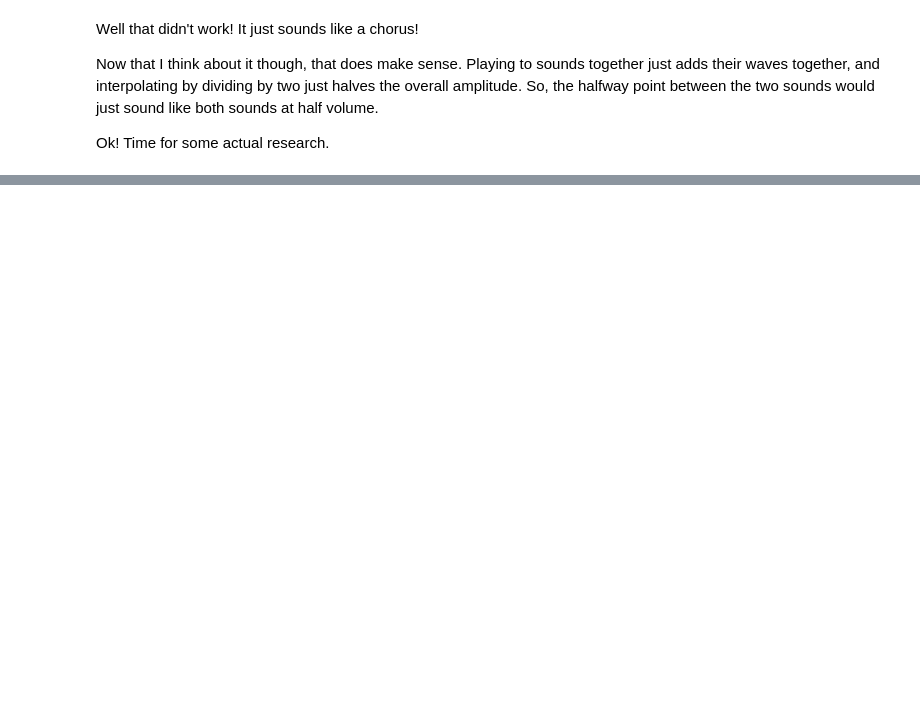
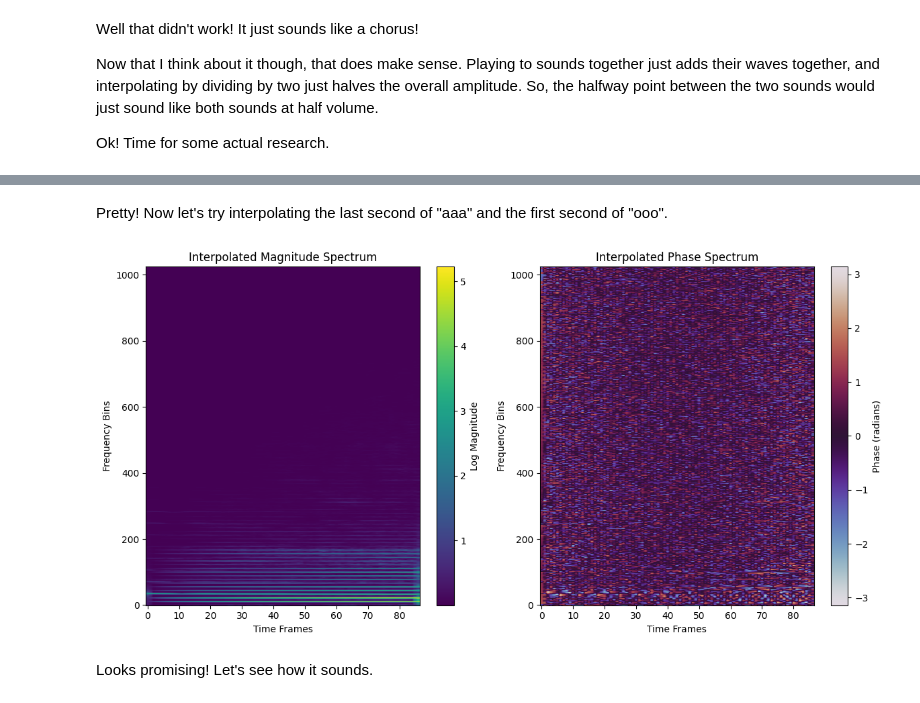
Before and after one commit to daniel-feldhaus/sound-and-music-portfolio, a Jupyter notebook: notes/mouth-sim-idea-notes/final-project-idea-mouth-sim.ipynb, the cells around one changed output, grey strips where cells are left out. Saved outputs shown, nothing was run; the diff lists cells and outputs as text; code cells hidden in the pictures; blank space fills up the shorter version.

```diff
--- a/notes/mouth-sim-idea-notes/final-project-idea-mouth-sim.ipynb
+++ b/notes/mouth-sim-idea-notes/final-project-idea-mouth-sim.ipynb
@@ -164,0 +241,69 @@ Ok! Time for some actual research.
+# %% [markdown]
+Pretty! Now let's try interpolating the last second of "aaa" and the first second of "ooo".
+# %%
+import librosa
+import numpy as np
+import matplotlib.pyplot as plt
+
+# Reload the audio files to ensure all variables are defined
+file1 = "flute.wav"
+file2 = "violin.wav"
+
+y1, sr1 = librosa.load(file1, sr=None)
+y2, sr2 = librosa.load(file2, sr=None)
+
+# Define the duration for the transition in seconds
+transition_duration = 1.0  # in seconds
+
+# Calculate the number of samples corresponding to the transition duration
+transition_samples = int(transition_duration * sr1)
+
+# Extract the last 1 second from "aaa.wav" and the first 1 second from "ooo.wav"
+y1_tail = y1[-transition_samples:]
+y2_head = y2[:transition_samples]
+
+# Perform STFT on these segments
+S1_tail = librosa.stft(y1_tail, n_fft=2048, hop_length=512)
+S2_head = librosa.stft(y2_head, n_fft=2048, hop_length=512)
+
+# Extract magnitude and phase for both segments
+magnitude1_tail, phase1_tail = np.abs(S1_tail), np.angle(S1_tail)
+magnitude2_head, phase2_head = np.abs(S2_head), np.angle(S2_head)
+
+# Ensure dimensions align for interpolation
+num_freq_bins, num_time_frames = magnitude1_tail.shape
+alpha = np.linspace(0, 1, num_time_frames)  # Interpolation factor
+alpha = alpha[np.newaxis, :]  # Reshape to align with time axis for broadcasting
+
+# Interpolate the magnitude and phase
+magnitude_interp = (1 - alpha) * magnitude1_tail + alpha * magnitude2_head
+phase_interp = (1 - alpha) * phase1_tail + alpha * phase2_head
+
+# Combine interpolated magnitude and phase
+S_interp = magnitude_interp * np.exp(1j * phase_interp)
+
+# Visualization of the interpolated spectra
+plt.figure(figsize=(12, 6))
+
+# Interpolated Magnitude
+plt.subplot(1, 2, 1)
+plt.title("Interpolated Magnitude Spectrum")
+plt.imshow(np.log1p(np.abs(S_interp)), aspect="auto", origin="lower", cmap="viridis")
+plt.colorbar(label="Log Magnitude")
+plt.xlabel("Time Frames")
+plt.ylabel("Frequency Bins")
+
+# Interpolated Phase
+plt.subplot(1, 2, 2)
+plt.title("Interpolated Phase Spectrum")
+plt.imshow(np.angle(S_interp), aspect="auto", origin="lower", cmap="twilight")
+plt.colorbar(label="Phase (radians)")
+plt.xlabel("Time Frames")
+plt.ylabel("Frequency Bins")
+
+plt.tight_layout()
+plt.show()
+# %% [output]
+[figure, added]
+# %% [markdown]
+Looks promising! Let's see how it sounds.
```
Also changed, not shown: parts of 4 cells of this notebook.
